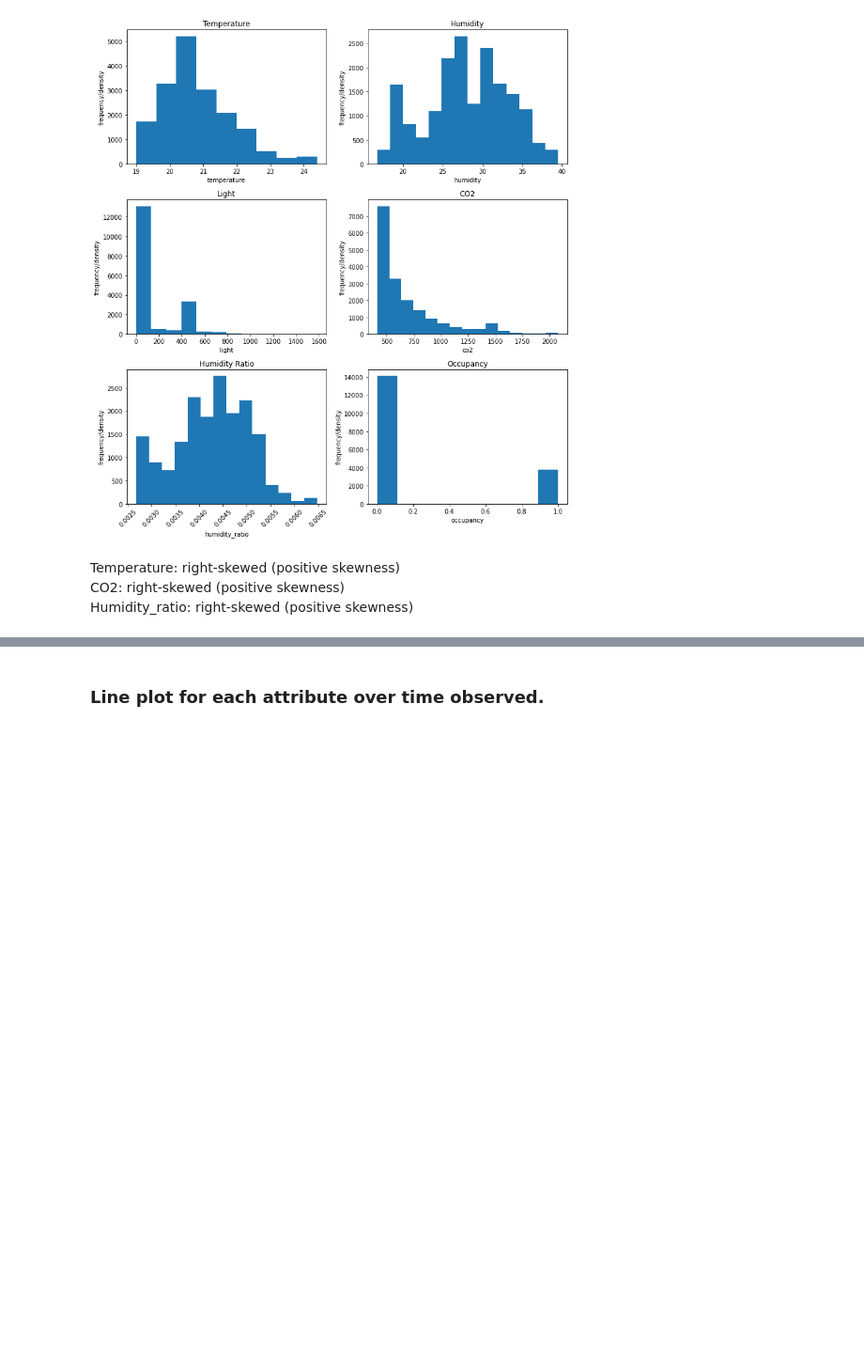
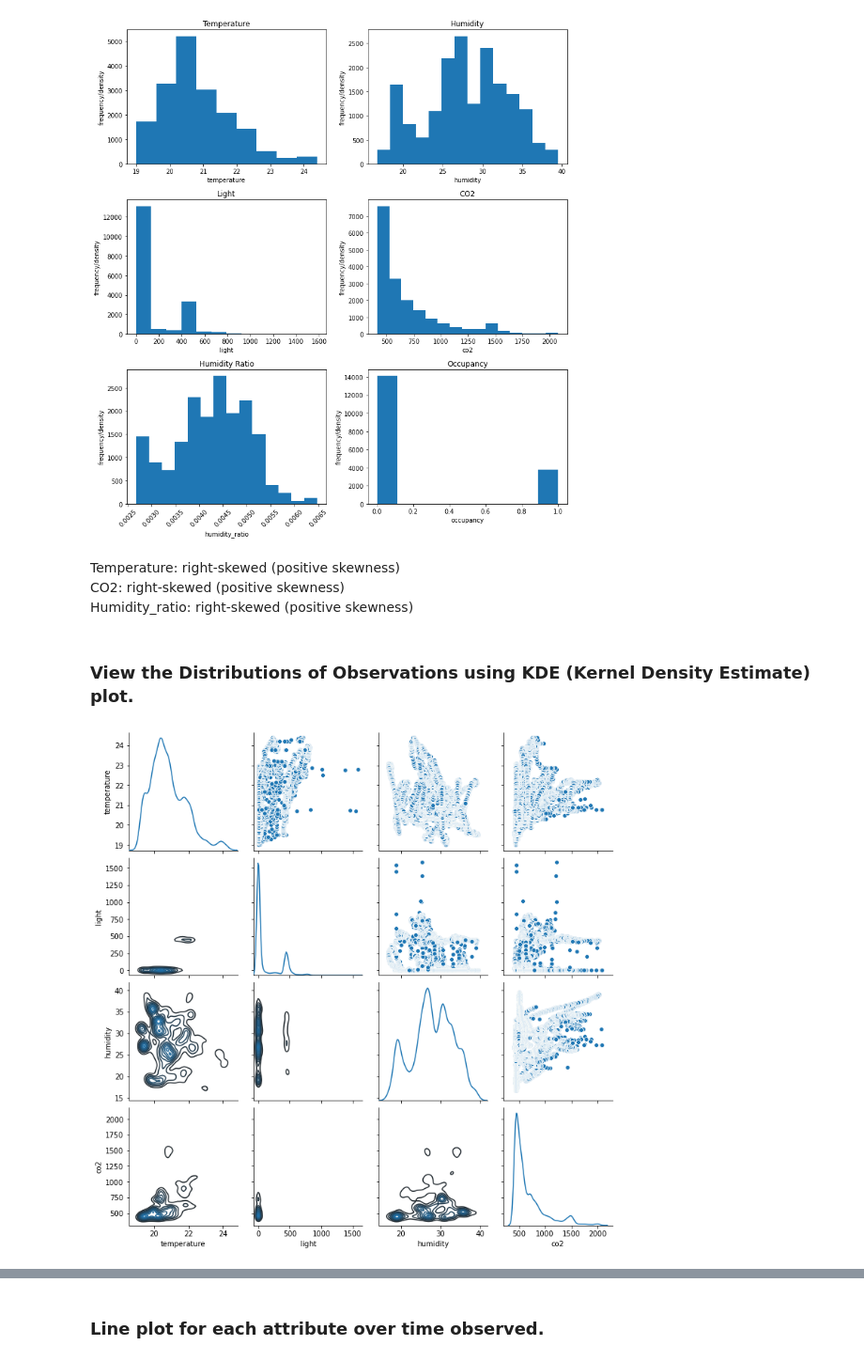
Before and after one commit to CristinaSahoo/Occupancy-Detection, a Jupyter notebook: code/EDA.ipynb, the cells around one changed output, grey strips where cells are left out. Shown at 94% size. Saved outputs shown, nothing was run; the diff lists cells and outputs as text; code cells hidden in the pictures; blank space fills up the shorter version.

```diff
--- a/code/EDA.ipynb
+++ b/code/EDA.ipynb
@@ -142,3 +142,14 @@ plt.show()
 Temperature: right-skewed (positive skewness)
 CO2: right-skewed (positive skewness)
 Humidity_ratio: right-skewed (positive skewness)
+# %% [markdown]
+### View the Distributions of Observations using KDE (Kernel Density Estimate) plot.
+# %%
+g = sns.PairGrid(df[['temperature', 'light', 'humidity', 'co2']], diag_sharey=False)
+g.map_upper(sns.scatterplot)
+g.map_lower(sns.kdeplot)
+g.map_diag(sns.kdeplot)
+g.savefig('../images/fig21.jpg', dpi=200)
+plt.show()
+# %% [output]
+[figure, added]
```
Also changed, not shown: parts of 14 cells of this notebook, 25 other files.
